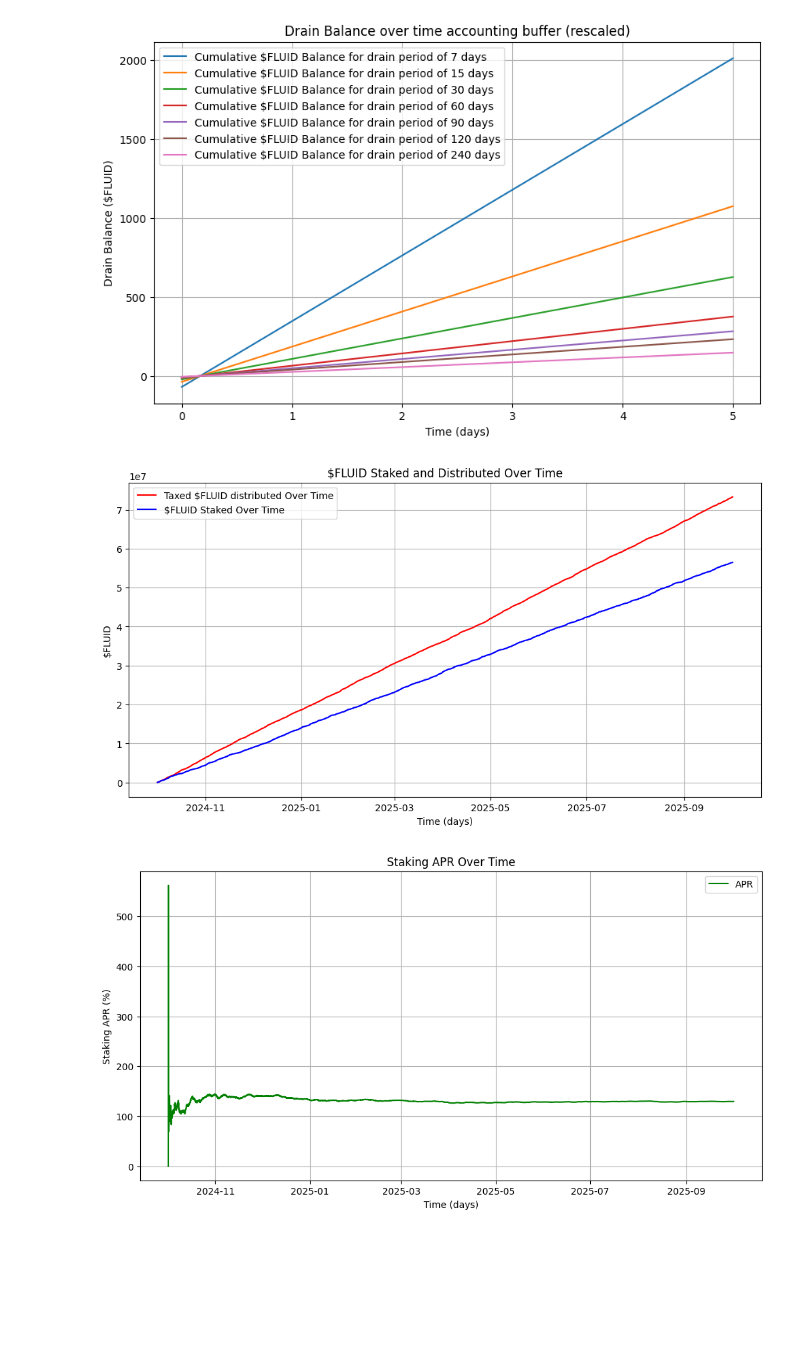
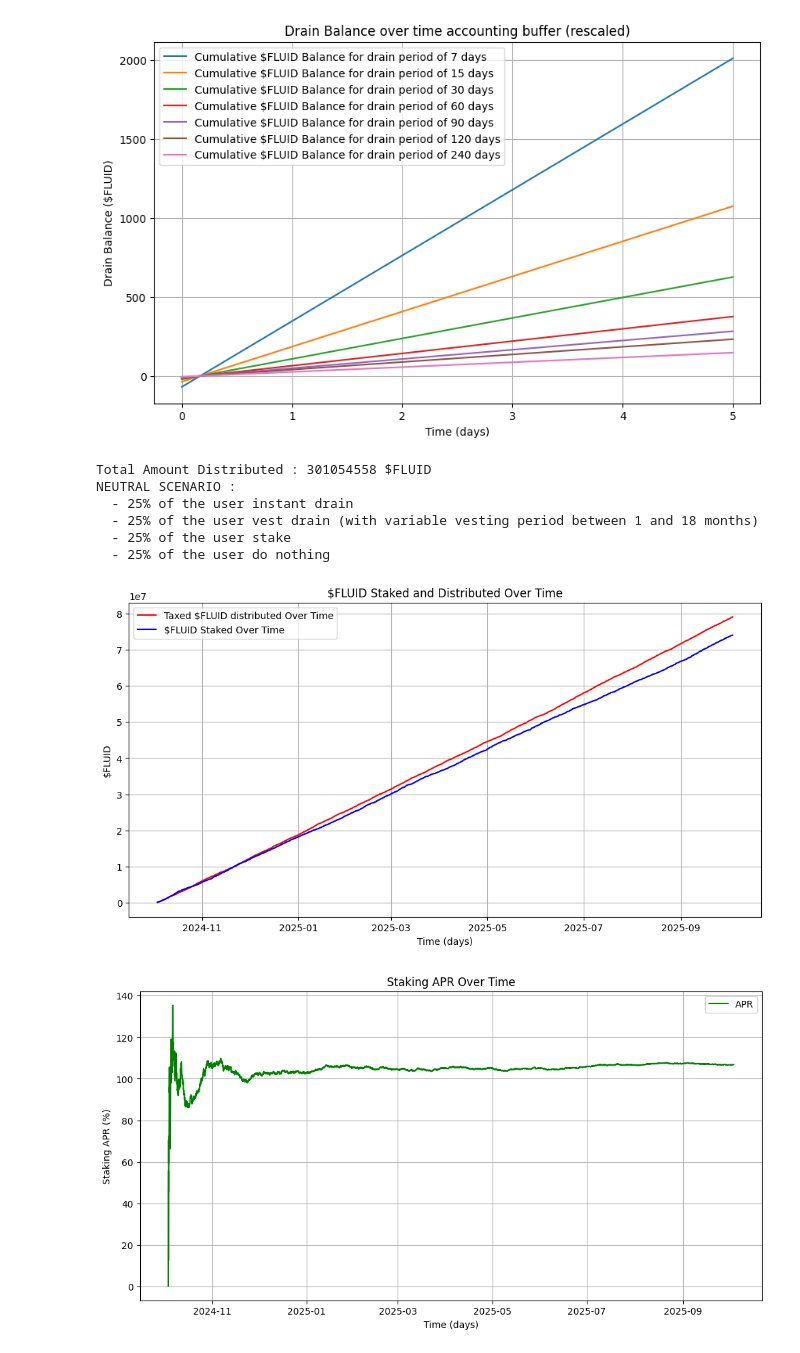
Before and after one commit to superfluid-org/fluid, a Jupyter notebook: packages/model/fluid_drain_model.ipynb, the cells around one changed output. Cells and saved outputs as stored; diff of their text form; code cells hidden in the pictures; blank space fills up the shorter version.

Commit message:
update: rename file + added scenarios

```diff
--- a/packages/model/fluid_model.ipynb
+++ b/packages/model/fluid_drain_model.ipynb
@@ -71,4 +62,8 @@ class IncentiveManager:
 
     def topup_incentives(self, amount):
         self.reserve += amount
+# %%
+MAX_DRAIN_PERIOD = 540 # Max drain period is 18 months = 540 days
+MIN_DRAIN_PERIOD = 30 # Minimum drain period is 1 month = 30 days
+DRAIN_AMOUNT = 10_000
 # %%
@@ -174,16 +164,19 @@ plot_drained_balance_over_time_with_buffer()
 [figure]
 # %%
 # Simulation Variables
-NUM_OF_RECIPIENT = 15_000
+NUM_OF_RECIPIENT = 20_000
 MAX_AMOUNT_AIRDROPPED = 30_000
 # %%
 # Distribute $FLUID to Lockers (BEFORE TTE)
 def init_locker(locker):
+    total_distributed = 0
     for i in range(NUM_OF_RECIPIENT):
         # Generate data
         owner_name = f"owner_{i + 1}"
         lock_amount = random.randint(1, MAX_AMOUNT_AIRDROPPED)  # Random deposit amount
         locker.lock_fluid(owner_name, lock_amount)
+        total_distributed += lock_amount
+    print(f"Total Amount Distributed : {total_distributed} $FLUID")
 # %%
 # This simulation will randomly chose a locker operation to each user
 # Choice of operations are : 0 - instant drain | 1 - vest drain | 2 - stake | 3 - do nothing
@@ -257,12 +340,24 @@ locker = Locker()
-# %%
-init_locker(locker)
-
-
-timestamps, reserve_over_time, staked_over_time, apr_over_time = simulate_user_behavior(locker, incentiveManager)
-
-
-plot_output(timestamps, reserve_over_time, staked_over_time)
-plot_apr(timestamps, apr_over_time)
-# %% [output]
-[figure, removed]
-[figure, removed]
+# %%
+
+incentiveManager = IncentiveManager()
+locker = Locker()
+init_locker(locker)
+
+print("NEUTRAL SCENARIO : ")
+print("  - 25% of the user instant drain")
+print("  - 25% of the user vest drain (with variable vesting period between 1 and 18 months)")
+print("  - 25% of the user stake")
+print("  - 25% of the user do nothing")
+
+timestamps, reserve_over_time, staked_over_time, apr_over_time = simulate_neutral_scenario(locker, incentiveManager)
+plot_output(timestamps, reserve_over_time, staked_over_time)
+plot_apr(timestamps, apr_over_time)
+# %% [output]
+Total Amount Distributed : 301054558 $FLUID
+NEUTRAL SCENARIO :
+  - 25% of the user instant drain
+  - 25% of the user vest drain (with variable vesting period between 1 and 18 months)
+  - 25% of the user stake
+  - 25% of the user do nothing
+[figure, added]
+[figure, added]
```
Also changed, not shown: parts of 7 cells of this notebook.
